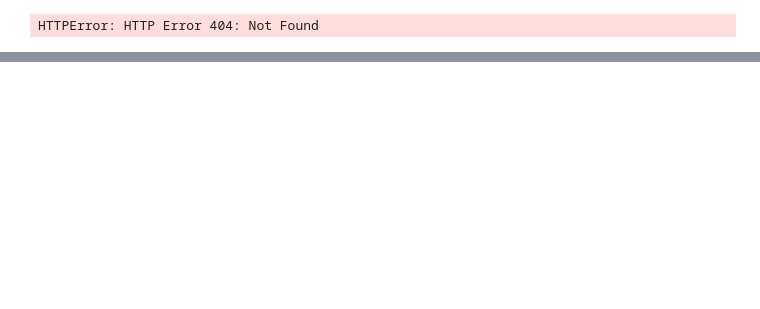
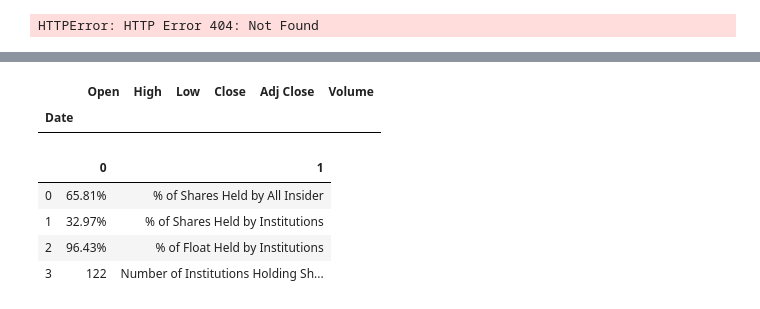
Before and after one commit to ruben-rosa/MyDashApp, a Jupyter notebook: notebooks/stock_dashboard_final-v2.ipynb, the cells around one changed output, grey strips where cells are left out. Saved outputs shown, nothing was run; the diff lists cells and outputs as text; code cells hidden in the pictures; blank space fills up the shorter version.

```diff
--- a/notebooks/stock_dashboard_final-v2.ipynb
+++ b/notebooks/stock_dashboard_final-v2.ipynb
@@ -226,0 +292,13 @@ HTTPError: HTTP Error 404: Not Found
+# %%
+df_ticker.quarterly_financials
+# %% [output]
+|  | Open | High | Low | Close | Adj Close | Volume |
+| Date |  |  |  |  |  |  |
+# %%
+df_ticker.major_holders
+# %% [output]
+|  | 0 | 1 |
+| 0 | 65.81% | % of Shares Held by All Insider |
+| 1 | 32.97% | % of Shares Held by Institutions |
+| 2 | 96.43% | % of Float Held by Institutions |
+| 3 | 122 | Number of Institutions Holding Sh... |
```
Also changed, not shown: parts of 10 cells of this notebook.
